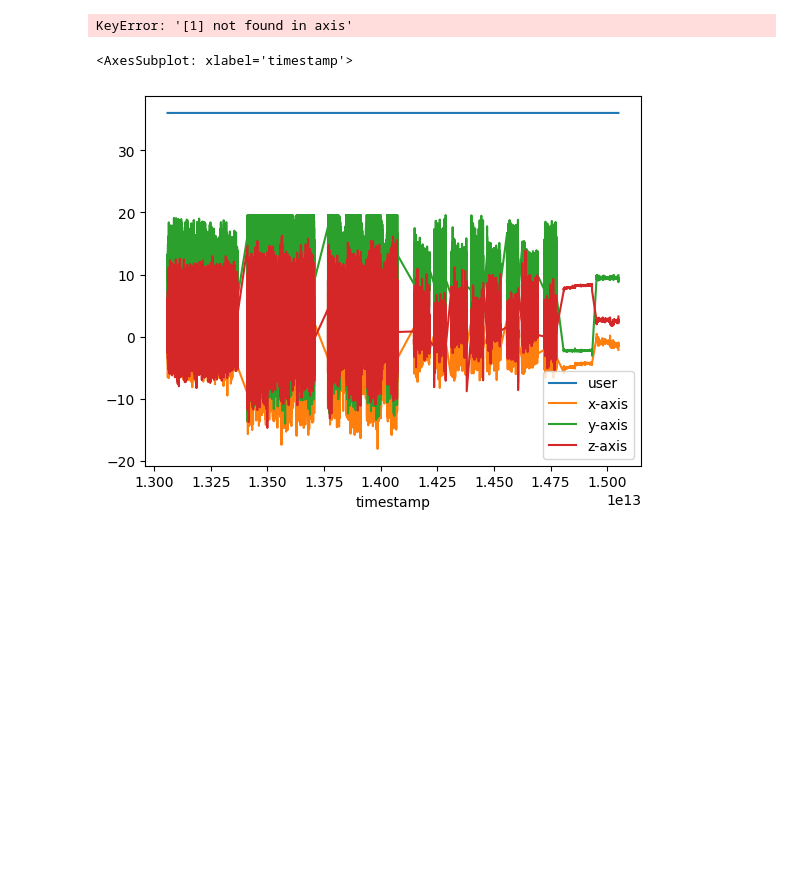
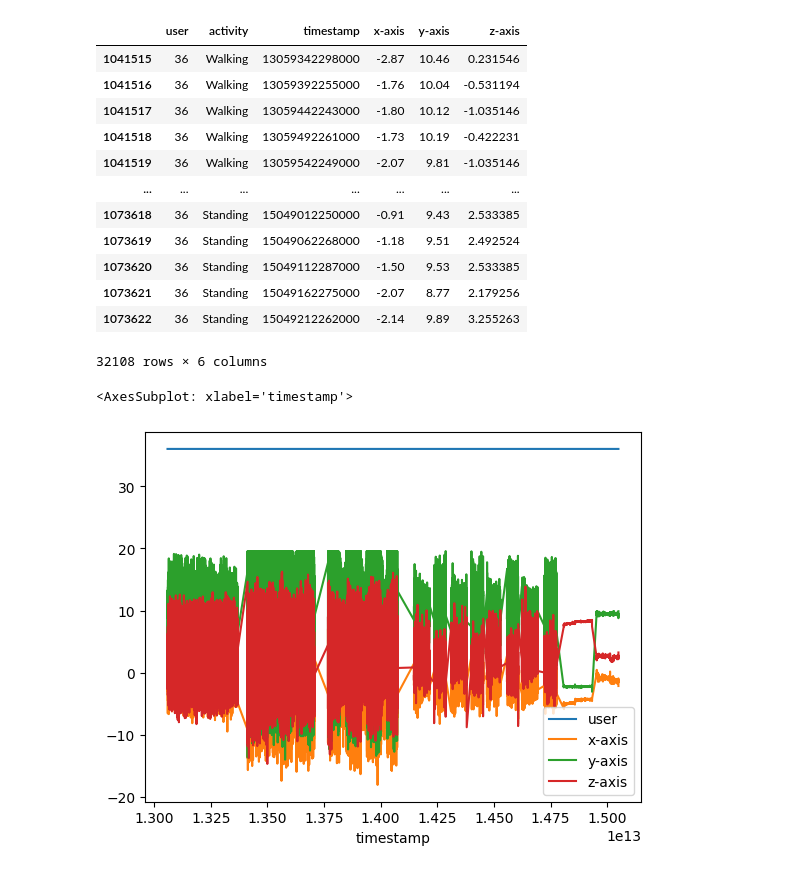
Before and after one commit to hoangks5/Synthetic_Data_Time_Series, a Jupyter notebook: test.ipynb, the cells around one changed output. Cells and saved outputs as stored; diff of their text form; code cells hidden in the pictures; blank space fills up the shorter version.

```diff
--- a/test.ipynb
+++ b/test.ipynb
@@ -9,9 +9,23 @@ for i in range(1,37):
 # %%
 data_new = data.loc[data['user'] == i]
 # %%
-data_new.drop(axis=1)
+data_new.drop("",axis=1)
-# %% [output]
-KeyError: '[1] not found in axis'
+# %%
+data_new
+# %% [output]
+|  | user | activity | timestamp | x-axis | y-axis | z-axis |
+| 1041515 | 36 | Walking | 13059342298000 | -2.87 | 10.46 | 0.231546 |
+| 1041516 | 36 | Walking | 13059392255000 | -1.76 | 10.04 | -0.531194 |
+| 1041517 | 36 | Walking | 13059442243000 | -1.80 | 10.12 | -1.035146 |
+| 1041518 | 36 | Walking | 13059492261000 | -1.73 | 10.19 | -0.422231 |
+| 1041519 | 36 | Walking | 13059542249000 | -2.07 | 9.81 | -1.035146 |
+| ... | ... | ... | ... | ... | ... | ... |
+| 1073618 | 36 | Standing | 15049012250000 | -0.91 | 9.43 | 2.533385 |
+| 1073619 | 36 | Standing | 15049062268000 | -1.18 | 9.51 | 2.492524 |
+| 1073620 | 36 | Standing | 15049112287000 | -1.50 | 9.53 | 2.533385 |
+| 1073621 | 36 | Standing | 15049162275000 | -2.07 | 8.77 | 2.179256 |
+| 1073622 | 36 | Standing | 15049212262000 | -2.14 | 9.89 | 3.255263 |
+32108 rows × 6 columns
 # %%
 data_new.plot.line(x='timestamp')
 # %% [output]
```
